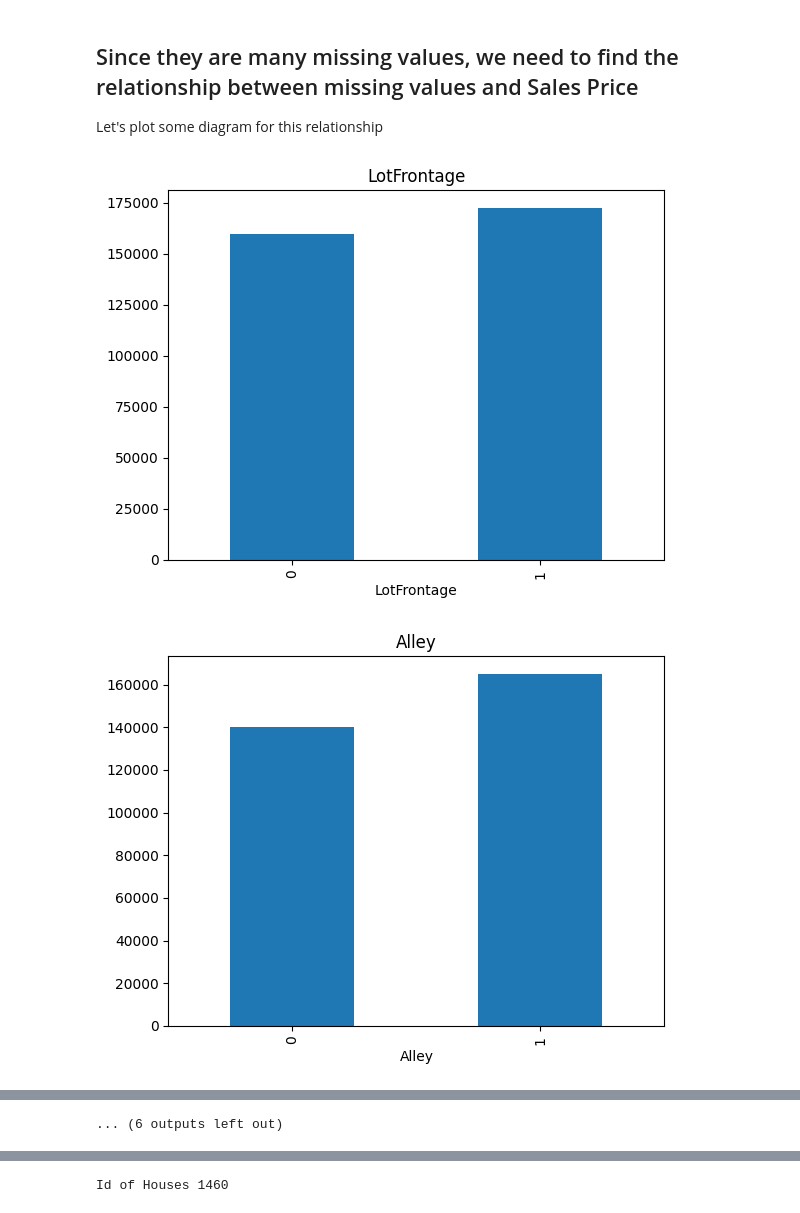
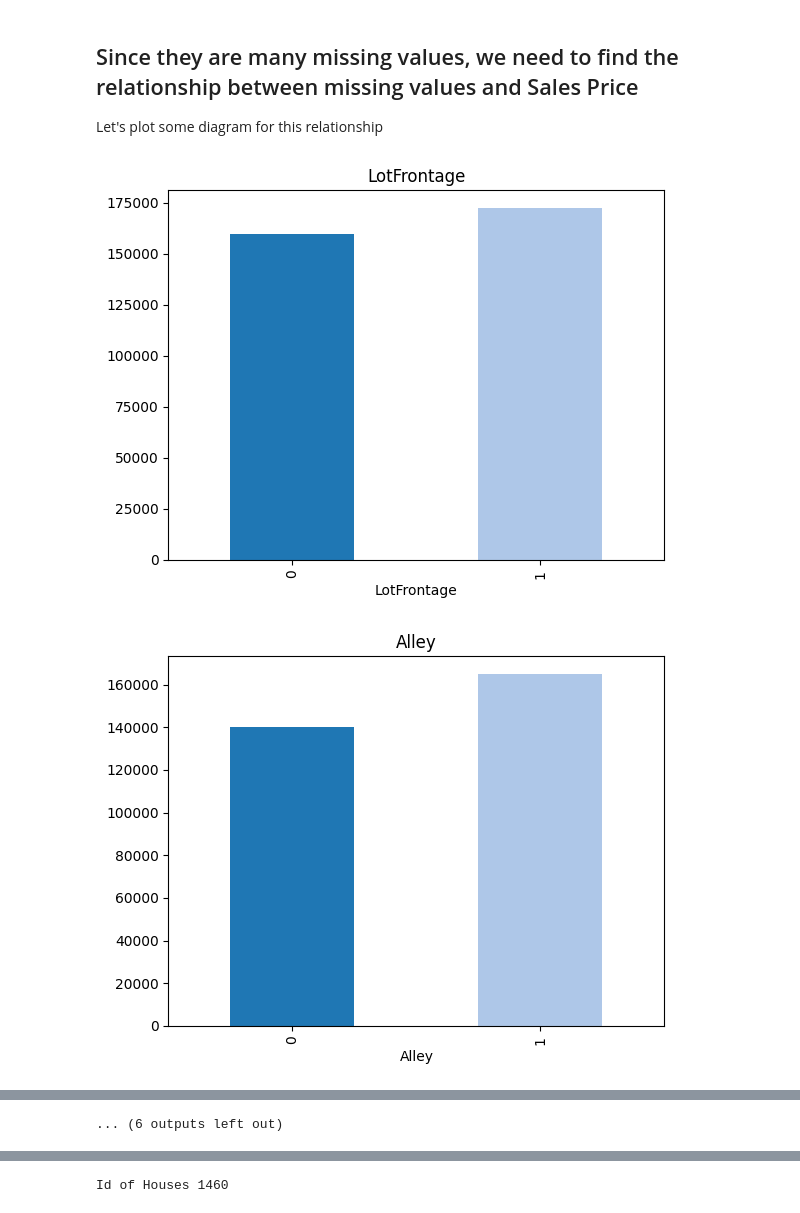
Before and after one commit to iamshanu14/house-price-prediction, a Jupyter notebook: House Price Prediction using Regression Technique.ipynb, the cells around one changed output, grey strips where cells are left out. Cells and saved outputs as stored; diff of their text form; code cells hidden in the pictures.

Commit message:
Kaggle Notebook | House Price Prediction using Regression Technique  | Version 3

```diff
--- a/House Price Prediction using Regression Technique.ipynb
+++ b/House Price Prediction using Regression Technique.ipynb
@@ -102,14 +102,14 @@ Let's plot some diagram for this relationship
 # %%
 for feature in features_with_na:
     data = dataset.copy()
 
     # let's make a variable that indicates 1 if the observation was missing or zero otherwise
     data[feature] = np.where(data[feature].isnull(), 1, 0)
 
     # let's calculate the mean SalePrice where the information is missing or present
-    data.groupby(feature)['SalePrice'].median().plot.bar()
+    data.groupby(feature)['SalePrice'].median().plot.bar(color=colors)
     plt.title(feature)
     plt.show()
 # %% [output]
-[figure, old version]
+[figure, new version]
-[figure, old version]
+[figure, new version]
```
Also changed, not shown: parts of 17 cells of this notebook.
